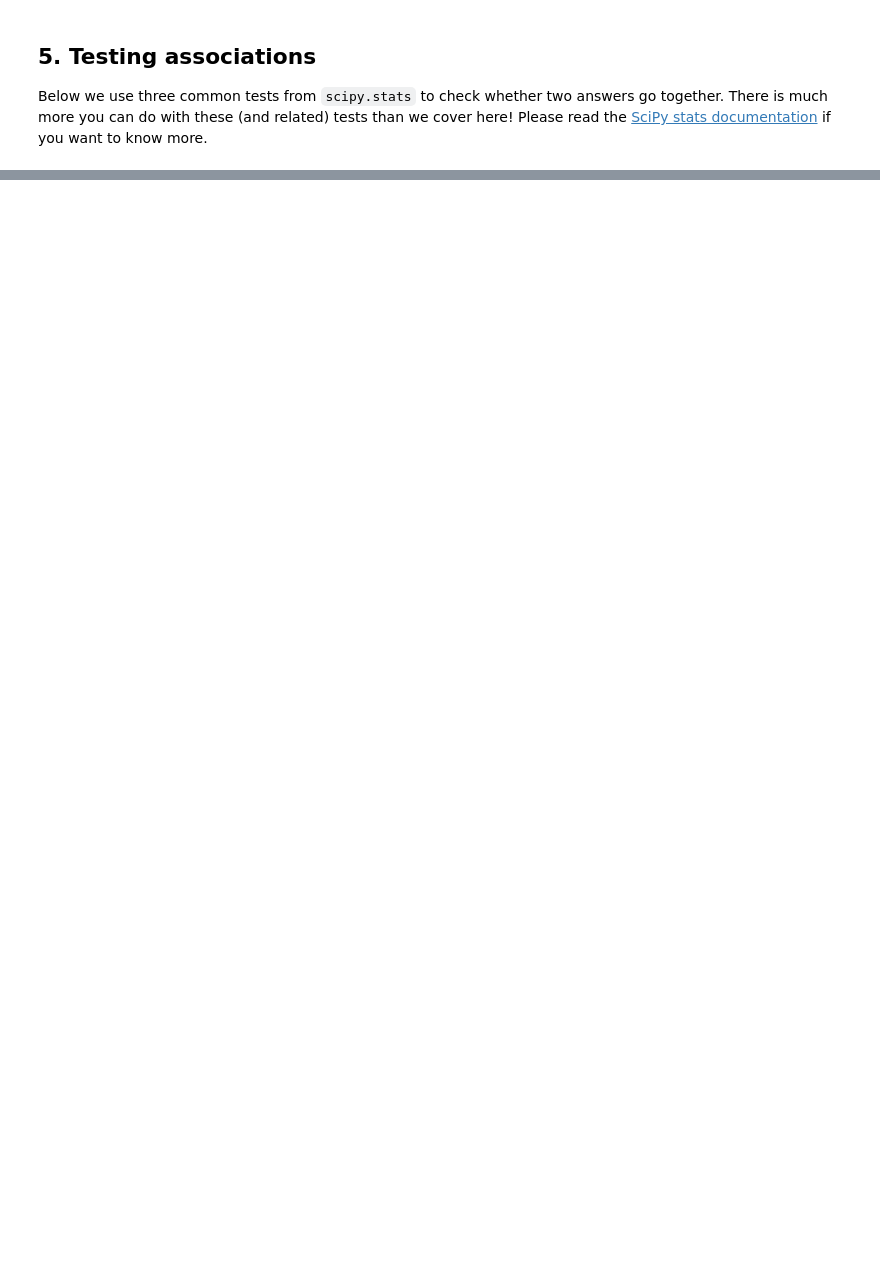
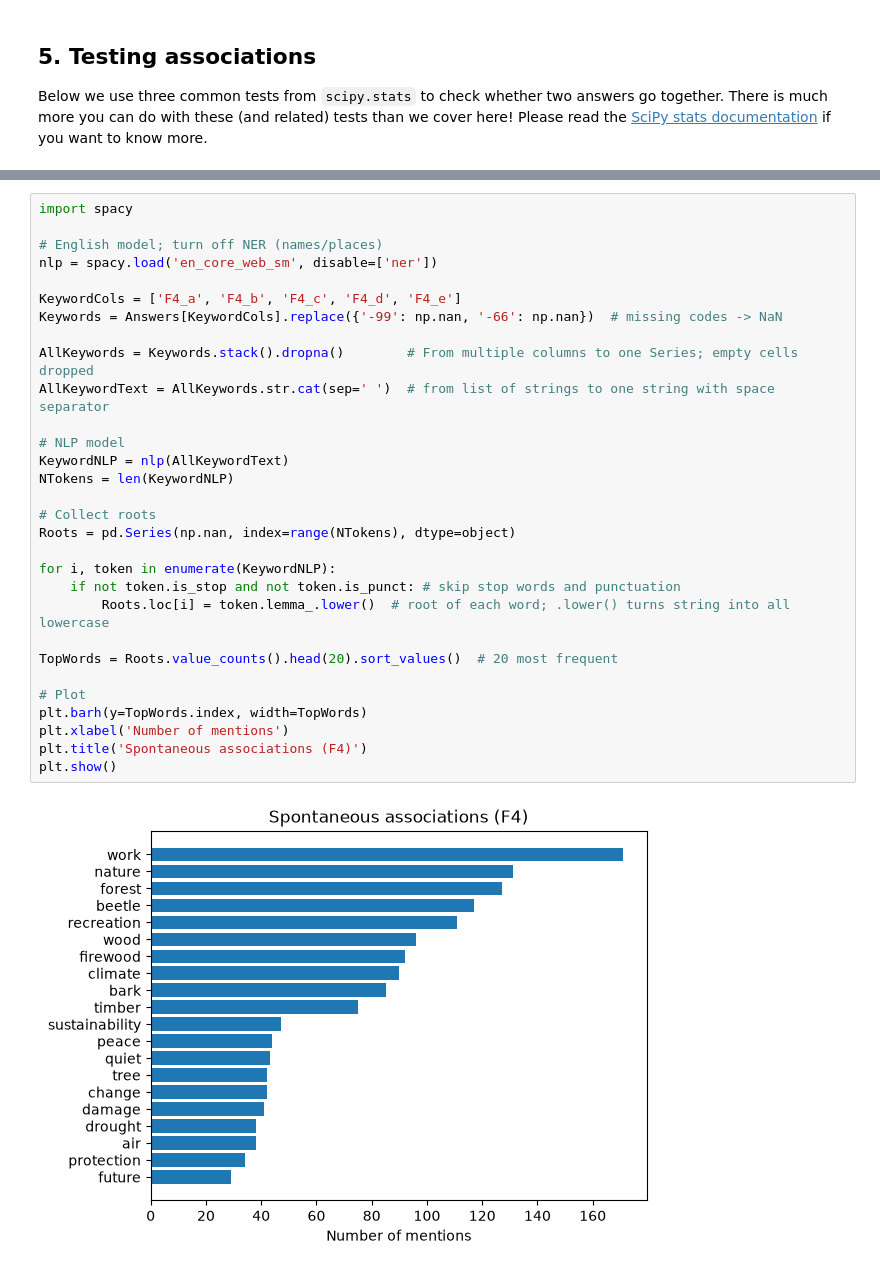
Before and after one commit to future-forests/coding-course, a Jupyter notebook: solutions/05b-survey-data.ipynb, the cells around one changed output, grey strips where cells are left out. Cells and saved outputs as stored; diff of their text form; blank space fills up the shorter version.

Commit message:
Revamp 05b last part with spacy

```diff
--- a/solutions/05b-survey-data.ipynb
+++ b/solutions/05b-survey-data.ipynb
@@ -399,0 +451,32 @@ plt.show()
+# %%
+import spacy
+
+# English model; turn off NER (names/places)
+nlp = spacy.load('en_core_web_sm', disable=['ner'])
+
+KeywordCols = ['F4_a', 'F4_b', 'F4_c', 'F4_d', 'F4_e']
+Keywords = Answers[KeywordCols].replace({'-99': np.nan, '-66': np.nan})  # missing codes -> NaN
+
+AllKeywords = Keywords.stack().dropna()        # From multiple columns to one Series; empty cells dropped
+AllKeywordText = AllKeywords.str.cat(sep=' ')  # from list of strings to one string with space separator
+
+# NLP model
+KeywordNLP = nlp(AllKeywordText)
+NTokens = len(KeywordNLP)
+
+# Collect roots
+Roots = pd.Series(np.nan, index=range(NTokens), dtype=object)
+
+for i, token in enumerate(KeywordNLP):
+    if not token.is_stop and not token.is_punct: # skip stop words and punctuation
+        Roots.loc[i] = token.lemma_.lower()  # root of each word; .lower() turns string into all lowercase
+
+TopWords = Roots.value_counts().head(20).sort_values()  # 20 most frequent
+
+# Plot
+plt.barh(y=TopWords.index, width=TopWords)
+plt.xlabel('Number of mentions')
+plt.title('Spontaneous associations (F4)')
+plt.show()
+# %% [output]
+[figure, added]
```
Also changed, not shown: parts of 51 cells of this notebook, 3 other files.
